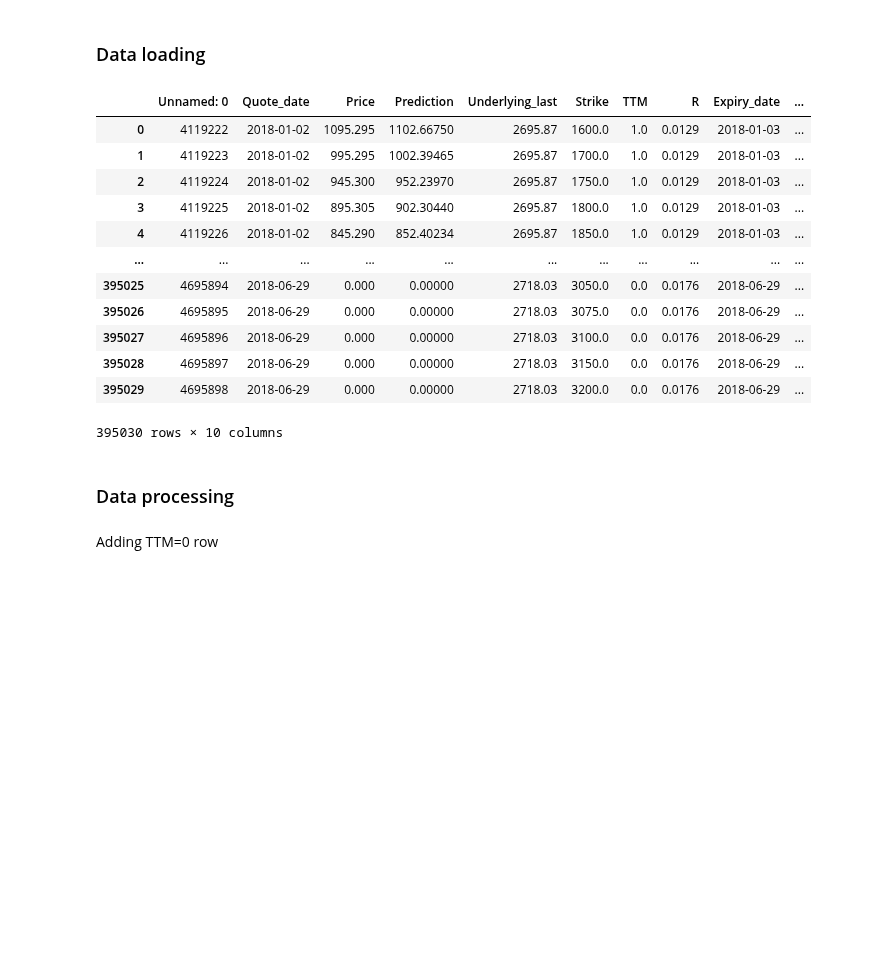
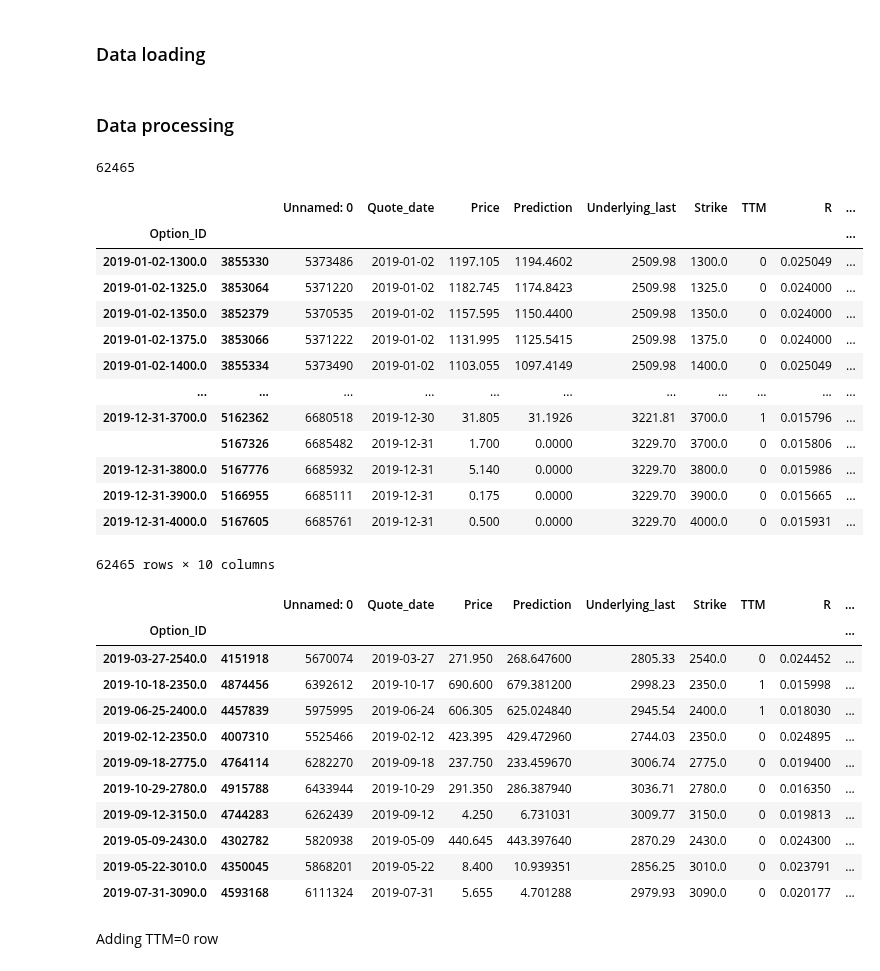
Before and after one commit to erlend-rygg/deep-learning-for-option-pricing, a Jupyter notebook: results_analysis/backtesting/backtesting_v9.1 - percent threshold.ipynb, the cells around one changed output. Drawn from its saved outputs; the diff is of its cells as text; code cells hidden in the pictures; blank space fills up the shorter version.

```diff
--- a/results_analysis/backtesting/backtesting_v9.1 - percent threshold.ipynb
+++ b/results_analysis/backtesting/backtesting_v9.1 - percent threshold.ipynb
@@ -50,43 +49,62 @@ else:
     # Set the path to the root directory
     path = os.path.abspath(os.path.join(os.getcwd(), '../..'))
     # Read dataframes using Dask
-    df = pd.read_csv(path + '/data/predictions/11.05 1 mnd test sett full model run_with_TTM0_Q1and2_2018_filtered_missing.csv')
+    df = pd.read_csv(path + '/data/predictions/11.05 1 mnd test sett full model run.csv')
-# %%
-df["TTM"] = df["TTM"] * 365
-display(df)
-# %% [output]
-|  | Unnamed: 0 | Quote_date | Price | Prediction | Underlying_last | Strike | TTM | R | Expiry_date | ... |
-| 0 | 4119222 | 2018-01-02 | 1095.295 | 1102.66750 | 2695.87 | 1600.0 | 1.0 | 0.0129 | 2018-01-03 | ... |
-| 1 | 4119223 | 2018-01-02 | 995.295 | 1002.39465 | 2695.87 | 1700.0 | 1.0 | 0.0129 | 2018-01-03 | ... |
-| 2 | 4119224 | 2018-01-02 | 945.300 | 952.23970 | 2695.87 | 1750.0 | 1.0 | 0.0129 | 2018-01-03 | ... |
-| 3 | 4119225 | 2018-01-02 | 895.305 | 902.30440 | 2695.87 | 1800.0 | 1.0 | 0.0129 | 2018-01-03 | ... |
-| 4 | 4119226 | 2018-01-02 | 845.290 | 852.40234 | 2695.87 | 1850.0 | 1.0 | 0.0129 | 2018-01-03 | ... |
-| ... | ... | ... | ... | ... | ... | ... | ... | ... | ... | ... |
-| 395025 | 4695894 | 2018-06-29 | 0.000 | 0.00000 | 2718.03 | 3050.0 | 0.0 | 0.0176 | 2018-06-29 | ... |
-| 395026 | 4695895 | 2018-06-29 | 0.000 | 0.00000 | 2718.03 | 3075.0 | 0.0 | 0.0176 | 2018-06-29 | ... |
-| 395027 | 4695896 | 2018-06-29 | 0.000 | 0.00000 | 2718.03 | 3100.0 | 0.0 | 0.0176 | 2018-06-29 | ... |
-| 395028 | 4695897 | 2018-06-29 | 0.000 | 0.00000 | 2718.03 | 3150.0 | 0.0 | 0.0176 | 2018-06-29 | ... |
-| 395029 | 4695898 | 2018-06-29 | 0.000 | 0.00000 | 2718.03 | 3200.0 | 0.0 | 0.0176 | 2018-06-29 | ... |
-395030 rows × 10 columns
 # %% [markdown]
 ### Data processing
 # %%
 if preparing_file:
-        # Only keep 5% of the OptionID groups at random
-        df = df.groupby('Option_ID').apply(lambda x: x.sample(frac=0.05, random_state=1))
+        # Convert TTM to days as int
+        df['TTM'] = df['TTM'].astype(int)
         # Dates
-        df['Expiry_date'] = pd.to_datetime(df['Quote_date']) + pd.to_timedelta(df['TTM'] * 365, unit='D')
+        df['Expiry_date'] = pd.to_datetime(df['Quote_date']) + pd.to_timedelta(df['TTM'], unit='D')
         df['Quote_date'] = pd.to_datetime(df['Quote_date']).dt.date
         df['Expiry_date'] = pd.to_datetime(df['Expiry_date']).dt.date
-
         # Adding option ID
         df["Option_ID"] = df["Expiry_date"].astype(str) + "-" + df["Strike"].astype(str)
 
-        df_original = df[(df["Quote_date"] >= pd.to_datetime("2018-01-01").date()) &
-                        (df["Quote_date"] <= pd.to_datetime("2019-01-01").date())]
+        df_original = df[(df["Quote_date"] >= pd.to_datetime("2019-01-01").date()) &
+                        (df["Quote_date"] <= pd.to_datetime("2020-01-01").date())]
 
-        df = df[(df["Expiry_date"] >= pd.to_datetime("2018-01-01").date()) &
-                (df["Expiry_date"] <= pd.to_datetime("2018-12-31").date())]
+        df = df[(df["Expiry_date"] >= pd.to_datetime("2019-01-01").date()) &
+                (df["Expiry_date"] <= pd.to_datetime("2019-12-31").date())]
 
-        df = df[(df["Quote_date"] >= pd.to_datetime("2018-01-01").date()) &
-                (df["Quote_date"] <= pd.to_datetime("2018-12-31").date())]
+        df = df[(df["Quote_date"] >= pd.to_datetime("2019-01-01").date()) &
+                (df["Quote_date"] <= pd.to_datetime("2019-12-31").date())]
+
+        # Only keep 5% of the OptionID groups at random
+        df = df.groupby('Option_ID').apply(lambda x: x.sample(frac=0.05, random_state=1))
+# %%
+print(len(df))
+# %% [output]
+62465
+# %%
+display(df)
+display(df.sample(10))
+# %% [output]
+|  |  | Unnamed: 0 | Quote_date | Price | Prediction | Underlying_last | Strike | TTM | R | ... |
+| Option_ID |  |  |  |  |  |  |  |  |  | ... |
+| 2019-01-02-1300.0 | 3855330 | 5373486 | 2019-01-02 | 1197.105 | 1194.4602 | 2509.98 | 1300.0 | 0 | 0.025049 | ... |
+| 2019-01-02-1325.0 | 3853064 | 5371220 | 2019-01-02 | 1182.745 | 1174.8423 | 2509.98 | 1325.0 | 0 | 0.024000 | ... |
+| 2019-01-02-1350.0 | 3852379 | 5370535 | 2019-01-02 | 1157.595 | 1150.4400 | 2509.98 | 1350.0 | 0 | 0.024000 | ... |
+| 2019-01-02-1375.0 | 3853066 | 5371222 | 2019-01-02 | 1131.995 | 1125.5415 | 2509.98 | 1375.0 | 0 | 0.024000 | ... |
+| 2019-01-02-1400.0 | 3855334 | 5373490 | 2019-01-02 | 1103.055 | 1097.4149 | 2509.98 | 1400.0 | 0 | 0.025049 | ... |
+| ... | ... | ... | ... | ... | ... | ... | ... | ... | ... | ... |
+| 2019-12-31-3700.0 | 5162362 | 6680518 | 2019-12-30 | 31.805 | 31.1926 | 3221.81 | 3700.0 | 1 | 0.015796 | ... |
+|  | 5167326 | 6685482 | 2019-12-31 | 1.700 | 0.0000 | 3229.70 | 3700.0 | 0 | 0.015806 | ... |
+| 2019-12-31-3800.0 | 5167776 | 6685932 | 2019-12-31 | 5.140 | 0.0000 | 3229.70 | 3800.0 | 0 | 0.015986 | ... |
+| 2019-12-31-3900.0 | 5166955 | 6685111 | 2019-12-31 | 0.175 | 0.0000 | 3229.70 | 3900.0 | 0 | 0.015665 | ... |
+| 2019-12-31-4000.0 | 5167605 | 6685761 | 2019-12-31 | 0.500 | 0.0000 | 3229.70 | 4000.0 | 0 | 0.015931 | ... |
+62465 rows × 10 columns
+|  |  | Unnamed: 0 | Quote_date | Price | Prediction | Underlying_last | Strike | TTM | R | ... |
+| Option_ID |  |  |  |  |  |  |  |  |  | ... |
+| 2019-03-27-2540.0 | 4151918 | 5670074 | 2019-03-27 | 271.950 | 268.647600 | 2805.33 | 2540.0 | 0 | 0.024452 | ... |
+| 2019-10-18-2350.0 | 4874456 | 6392612 | 2019-10-17 | 690.600 | 679.381200 | 2998.23 | 2350.0 | 1 | 0.015998 | ... |
+| 2019-06-25-2400.0 | 4457839 | 5975995 | 2019-06-24 | 606.305 | 625.024840 | 2945.54 | 2400.0 | 1 | 0.018030 | ... |
+| 2019-02-12-2350.0 | 4007310 | 5525466 | 2019-02-12 | 423.395 | 429.472960 | 2744.03 | 2350.0 | 0 | 0.024895 | ... |
+| 2019-09-18-2775.0 | 4764114 | 6282270 | 2019-09-18 | 237.750 | 233.459670 | 3006.74 | 2775.0 | 0 | 0.019400 | ... |
+| 2019-10-29-2780.0 | 4915788 | 6433944 | 2019-10-29 | 291.350 | 286.387940 | 3036.71 | 2780.0 | 0 | 0.016350 | ... |
+| 2019-09-12-3150.0 | 4744283 | 6262439 | 2019-09-12 | 4.250 | 6.731031 | 3009.77 | 3150.0 | 0 | 0.019813 | ... |
+| 2019-05-09-2430.0 | 4302782 | 5820938 | 2019-05-09 | 440.645 | 443.397640 | 2870.29 | 2430.0 | 0 | 0.024300 | ... |
+| 2019-05-22-3010.0 | 4350045 | 5868201 | 2019-05-22 | 8.400 | 10.939351 | 2856.25 | 3010.0 | 0 | 0.023791 | ... |
+| 2019-07-31-3090.0 | 4593168 | 6111324 | 2019-07-31 | 5.655 | 4.701288 | 2979.93 | 3090.0 | 0 | 0.020177 | ... |
```
Also changed, not shown: parts of 10 cells of this notebook.
